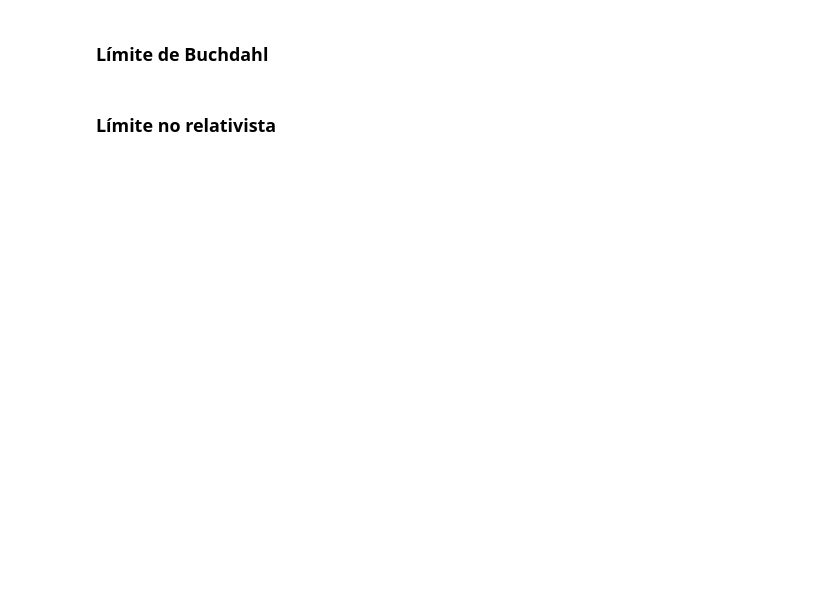
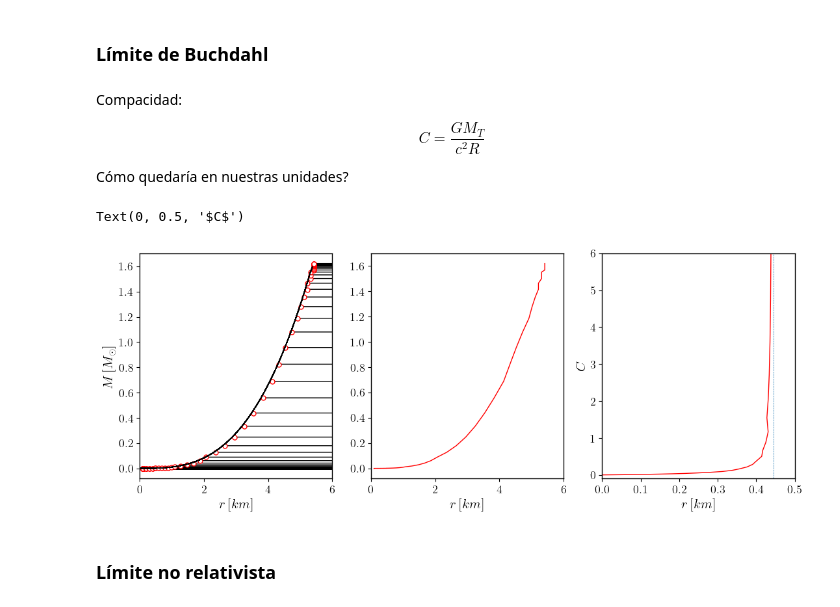
Before and after one commit to Mandy8808/GR_NS_BS, a Jupyter notebook: Jupyter_Notebook/BaryonicStars.ipynb, the cells around one changed output. Cells and saved outputs as stored; diff of their text form; code cells hidden in the pictures; blank space fills up the shorter version.

```diff
--- a/Jupyter_Notebook/BaryonicStars.ipynb
+++ b/Jupyter_Notebook/BaryonicStars.ipynb
@@ -468,2 +500,41 @@ ax[0].set_xlim(0, 15)
+# %% [markdown]
+Compacidad:
+
+$$
+C = \frac{G M_T}{c^2 R}
+$$
+
+Cómo quedaría en nuestras unidades?
+# %%
+mas = lambda r, g: r*(1-1/g**2)/2
+fig, ax = plt.subplots(nrows=1, ncols=3, figsize=(13, 4.5))
+
+datosMR, datosCp = [], []
+for xval, yval in dataprof[1::6]:  # dataprof[1:]
+    ax[0].plot(xval*rFac, mas(xval, yval[0])*mFac, c='k', lw=1.)
+
+    ind = sum(list(map(lambda i: not(i), (yval[2]==yval[2][-1]))))
+    ax[0].plot(xval[ind]*rFac, mas(xval[-ind], yval[0][-1])*mFac, c='r', marker='o', mfc='white', markersize=5, lw=1.)
+    datosMR.append([xval[ind]*rFac, mas(xval[-ind], yval[0][-1])*mFac])
+    datosCp.append(mas(xval[-ind], yval[0][-1])/xval[ind])
+
+datosMR =  np.array(datosMR)
+ax[1].plot(datosMR[:,0], datosMR[:,1], c='r', lw=1.)
+
+ax[2].plot(datosCp, pval[1::6], c='r', lw=1.)  # notar que no me preocupo por las unidades
+ax[2].vlines(x=4/9, ymin=-0.1, ymax=100, ls='--', lw=0.5)
+
+for i in range(2):
+    ax[i].set_xlim(0, 6)
+    ax[i].set_xlabel(r'$r \,[km]$')
+ax[2].set_xlim(0, 0.5)
+ax[2].set_ylim(-0.1, 6)
+
+ax[0].set_ylabel(r'$M\, [M_\odot]$')
+ax[2].set_xlabel(r'$r \,[km]$')
+ax[2].set_ylabel(r'$C$')
+# %% [output]
+Text(0, 0.5, '$C$')
+[figure, added]
 # %% [markdown]
 ### Límite no relativista
```
Also changed, not shown: parts of 4 cells of this notebook, 2 other files.
